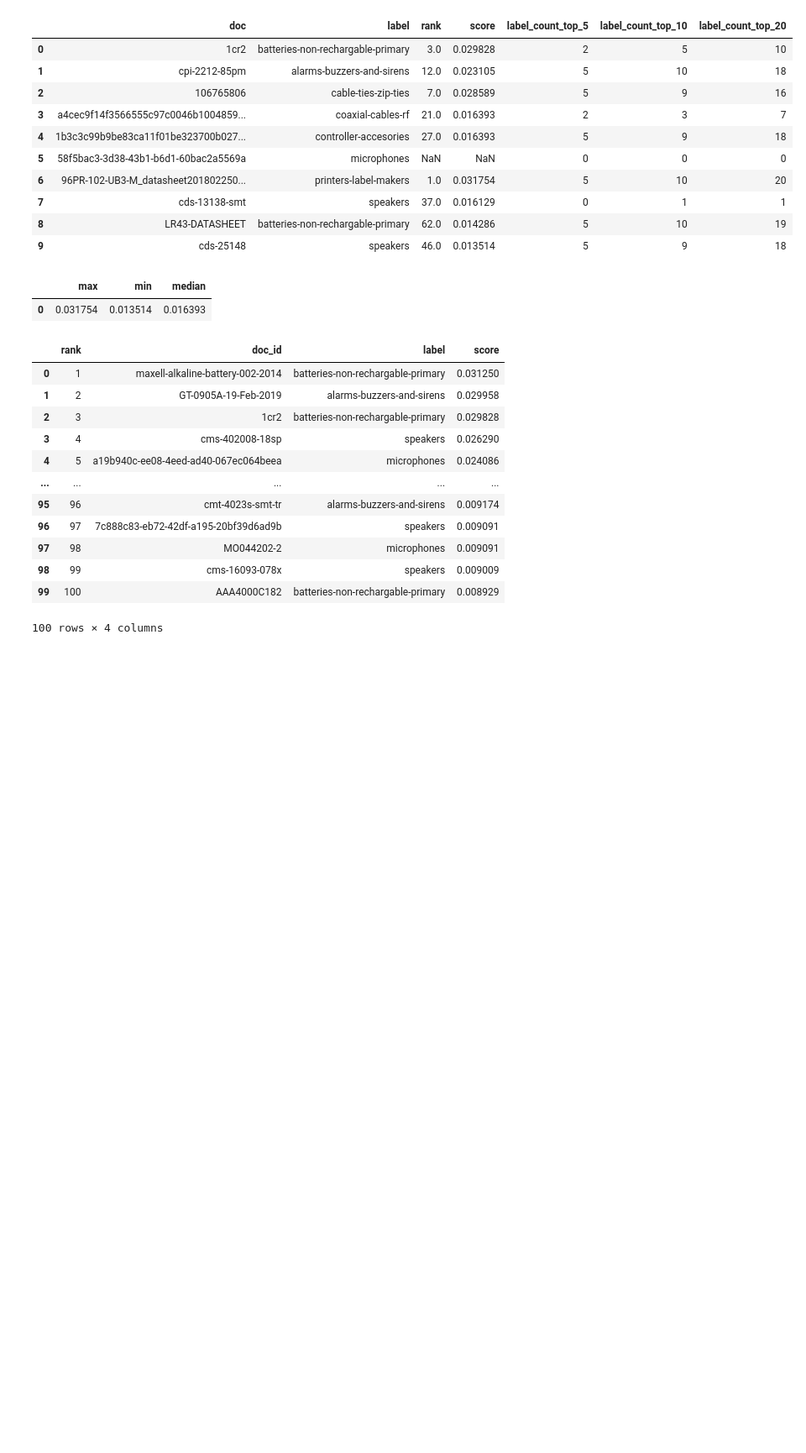
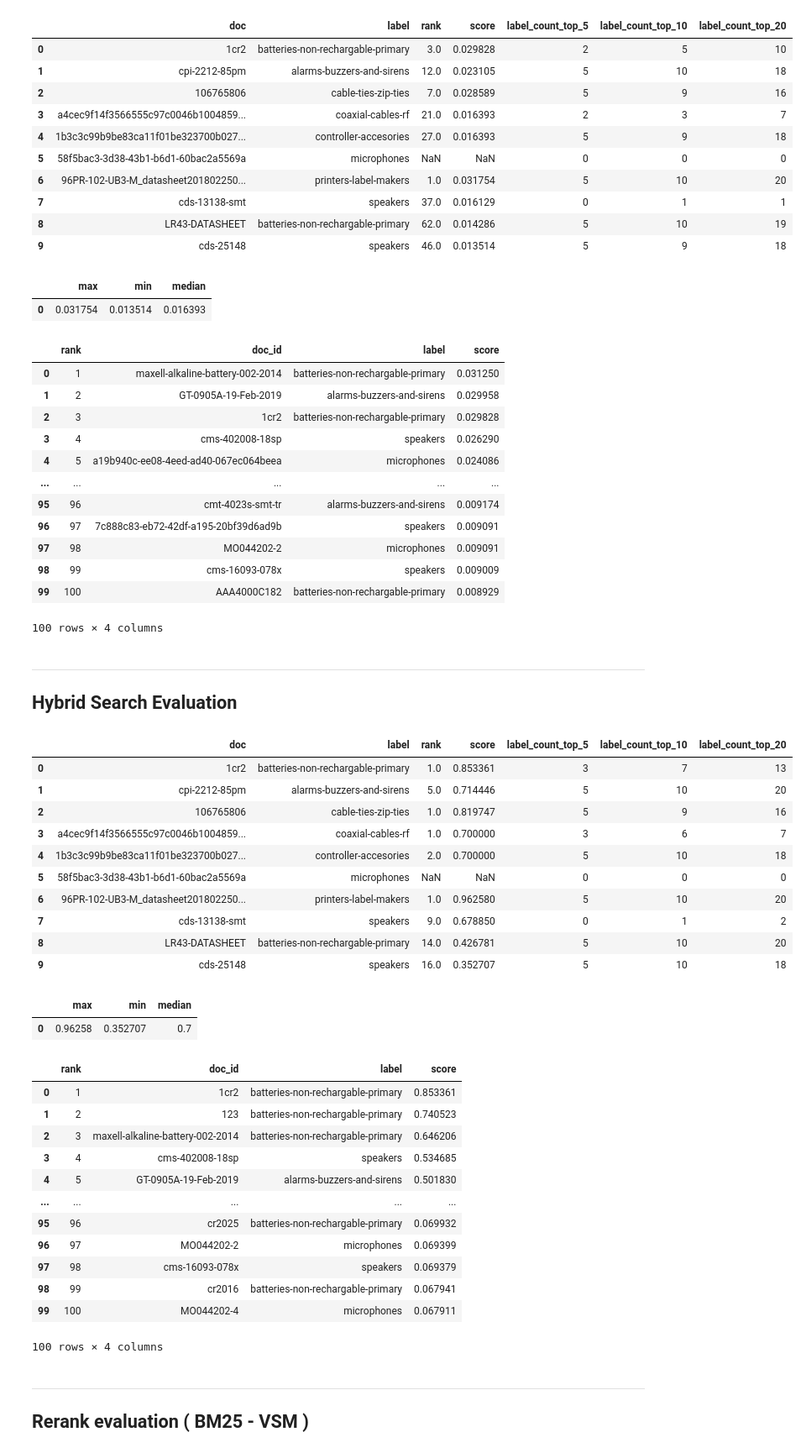
Before and after one commit to pablodevicente/RI_2-Product_Catalog_Classifier, a Jupyter notebook: 01-code/09 - retrieval_evaluation.ipynb, the cells around one changed output. Shown: that part at 84% size. Cells and saved outputs as stored; diff of their text form; code cells hidden in the pictures; blank space fills up the shorter version.

Commit message:
first set of evaluation results

```diff
--- a/01-code/09 - retrieval_evaluation.ipynb
+++ b/01-code/09 - retrieval_evaluation.ipynb
@@ -278,3 +248,71 @@ display(rrf_data)
 | 98 | 99 | cms-16093-078x | speakers | 0.009009 |
 | 99 | 100 | AAA4000C182 | batteries-non-rechargable-primary | 0.008929 |
 100 rows × 4 columns
+# %% [markdown]
+----------------------
+## Hybrid Search Evaluation
+# %%
+importlib.reload(aux_retrieval)
+importlib.reload(data)
+logger = logging.getLogger(__name__)
+
+hybrid_records = []
+
+for i, section in enumerate(query_list_documents):
+    bm25_list = [d.__dict__ for d in bm25_records[i]['result'].results.documents]
+    vsm_list  = [d.__dict__ for d in vsm_records[i]['result'].results.documents]
+
+    hybrid_result:QueryResult = aux_retrieval.hybrid_search(
+        bm25_results= bm25_list,
+        vsm_results=  vsm_list,
+        weight_bm25=  0.7,
+        weight_vsm=   0.3,
+        top_k=        100,
+        norm_bm25=    'minmax',
+        norm_vsm=     'minmax'
+    )
+
+    hybrid_records.append({
+        "doc":    section.doc,
+        "label":  section.label,
+        "query":  section.query,
+        "result": hybrid_result
+    })
+# %%
+hybrid_statistics = aux_retrieval.compute_query_run_stats(hybrid_records)
+display(hybrid_statistics['per_record'])
+display(hybrid_statistics['score_stats'])
+
+#if you want to look at one specific record
+hybrid_data = pd.DataFrame(data = hybrid_records[0]['result'].results.documents)
+display(hybrid_data)
+# %% [output]
+|  | doc | label | rank | score | label_count_top_5 | label_count_top_10 | label_count_top_20 |
+| 0 | 1cr2 | batteries-non-rechargable-primary | 1.0 | 0.853361 | 3 | 7 | 13 |
+| 1 | cpi-2212-85pm | alarms-buzzers-and-sirens | 5.0 | 0.714446 | 5 | 10 | 20 |
+| 2 | 106765806 | cable-ties-zip-ties | 1.0 | 0.819747 | 5 | 9 | 16 |
+| 3 | a4cec9f14f3566555c97c0046b1004859... | coaxial-cables-rf | 1.0 | 0.700000 | 3 | 6 | 7 |
+| 4 | 1b3c3c99b9be83ca11f01be323700b027... | controller-accesories | 2.0 | 0.700000 | 5 | 10 | 18 |
+| 5 | 58f5bac3-3d38-43b1-b6d1-60bac2a5569a | microphones | NaN | NaN | 0 | 0 | 0 |
+| 6 | 96PR-102-UB3-M_datasheet201802250... | printers-label-makers | 1.0 | 0.962580 | 5 | 10 | 20 |
+| 7 | cds-13138-smt | speakers | 9.0 | 0.678850 | 0 | 1 | 2 |
+| 8 | LR43-DATASHEET | batteries-non-rechargable-primary | 14.0 | 0.426781 | 5 | 10 | 20 |
+| 9 | cds-25148 | speakers | 16.0 | 0.352707 | 5 | 10 | 18 |
+|  | max | min | median |
+| 0 | 0.96258 | 0.352707 | 0.7 |
+|  | rank | doc_id | label | score |
+| 0 | 1 | 1cr2 | batteries-non-rechargable-primary | 0.853361 |
+| 1 | 2 | 123 | batteries-non-rechargable-primary | 0.740523 |
+| 2 | 3 | maxell-alkaline-battery-002-2014 | batteries-non-rechargable-primary | 0.646206 |
+| 3 | 4 | cms-402008-18sp | speakers | 0.534685 |
+| 4 | 5 | GT-0905A-19-Feb-2019 | alarms-buzzers-and-sirens | 0.501830 |
+| ... | ... | ... | ... | ... |
+| 95 | 96 | cr2025 | batteries-non-rechargable-primary | 0.069932 |
+| 96 | 97 | MO044202-2 | microphones | 0.069399 |
+| 97 | 98 | cms-16093-078x | speakers | 0.069379 |
+| 98 | 99 | cr2016 | batteries-non-rechargable-primary | 0.067941 |
+| 99 | 100 | MO044202-4 | microphones | 0.067911 |
+100 rows × 4 columns
+# %% [markdown]
+--------------------------
+## Rerank evaluation ( BM25 - VSM )
```
Also changed, not shown: parts of 16 cells of this notebook, 2 other files.
